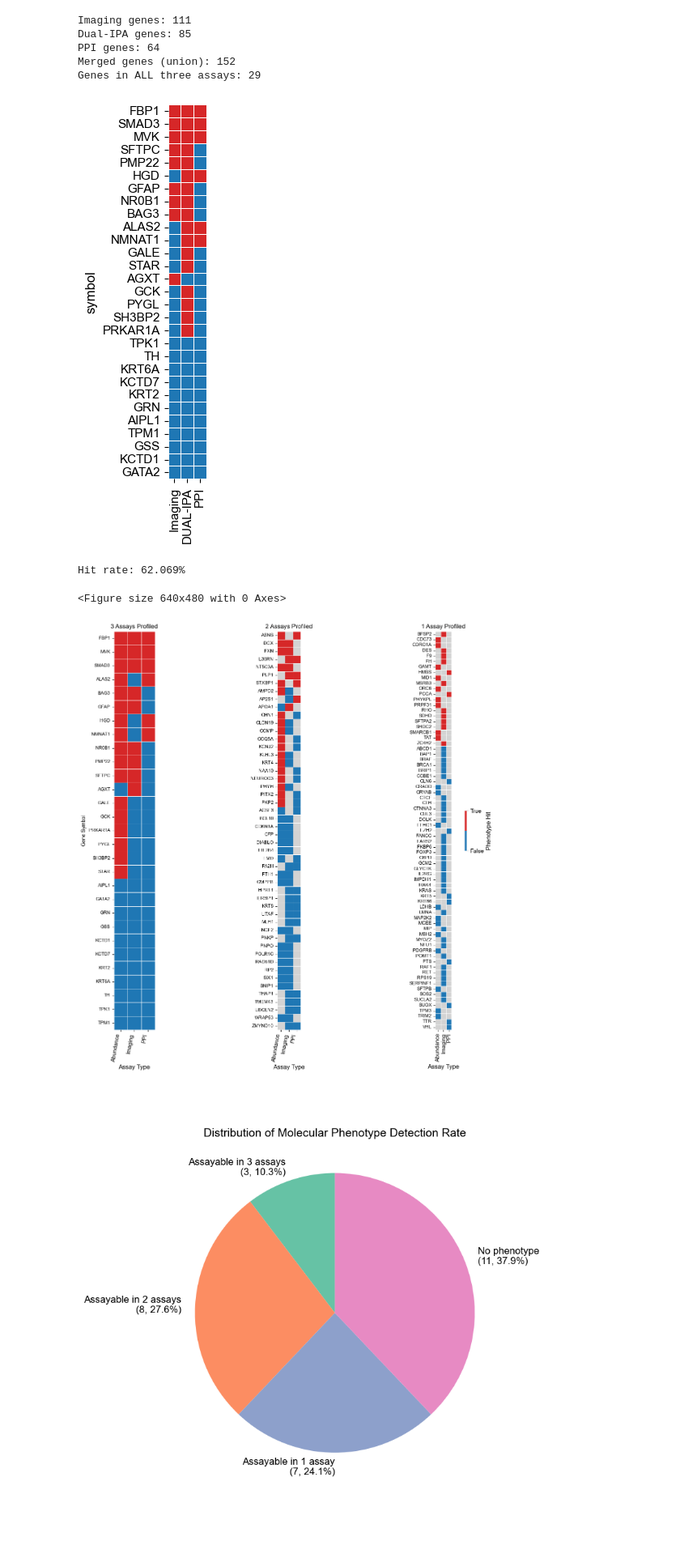
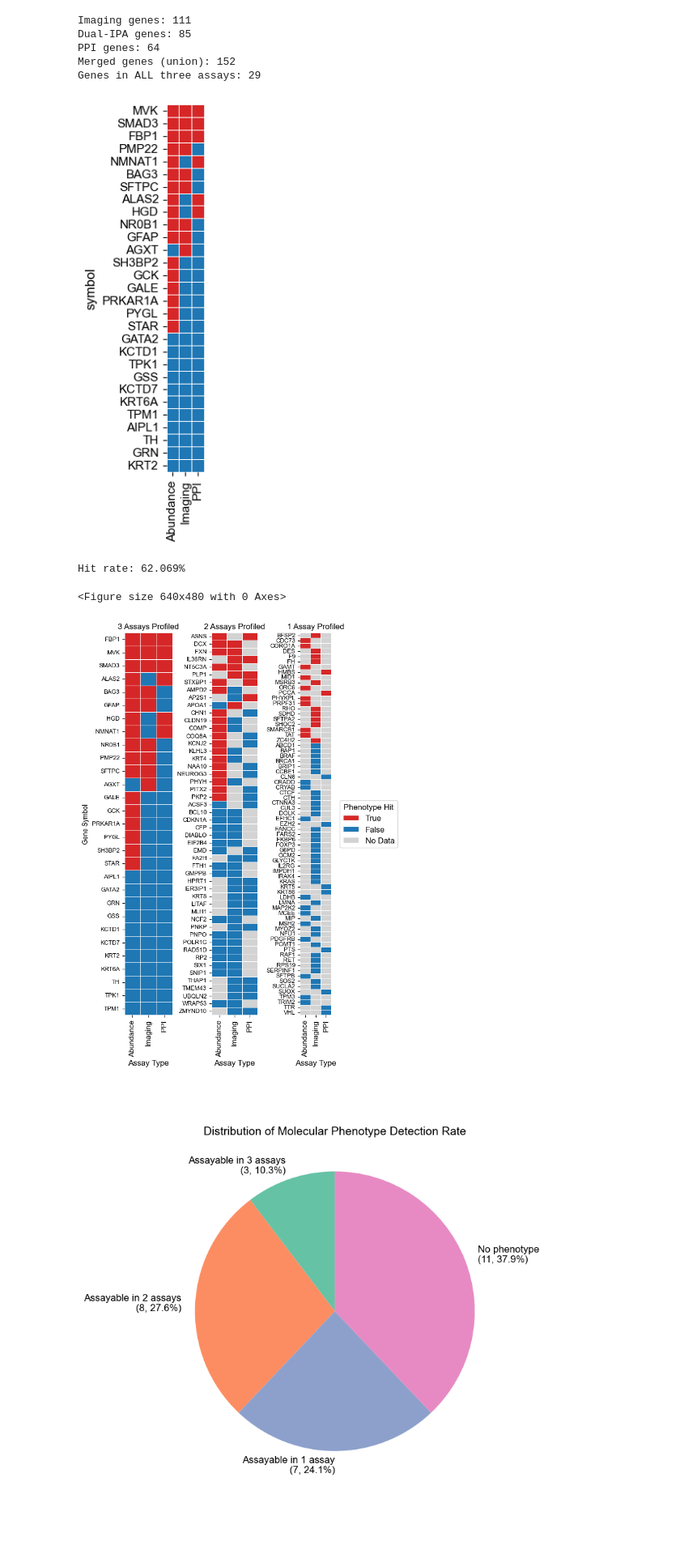
Before and after one commit to broadinstitute/2025_laval_submitted, a Jupyter notebook: 3_integrated_assay_results/2_analysis/0_all_assays_summary.ipynb, the cells around one changed output. Shown at 81% size. Cells and saved outputs as stored; diff of their text form; code cells hidden in the pictures.

```diff
--- a/3_integrated_assay_results/2_analysis/0_all_assays_summary.ipynb
+++ b/3_integrated_assay_results/2_analysis/0_all_assays_summary.ipynb
@@ -1060,10 +1060,10 @@ Genes in ALL three assays: 29
 overlapped_genes = list(set(imaging_gene.index).intersection(set(dual_ipa_gene.index)).intersection(set(ppi_gene.index)))
 
 # Prepare data for heatmap - handle NaN values properly
-heatmap_data = merged_genes_any_path.loc[overlapped_genes,["Passes_Threshold_imaging", "Passes_Threshold_dualipa", "Passes_Threshold"]].rename(
+heatmap_data = merged_genes_any_path.loc[overlapped_genes,["Passes_Threshold_dualipa", "Passes_Threshold_imaging", "Passes_Threshold"]].rename(
     {
+        "Passes_Threshold_dualipa": "Abundance",
         "Passes_Threshold_imaging": "Imaging",
-        "Passes_Threshold_dualipa": "DUAL-IPA",
         "Passes_Threshold": "PPI"
     }, axis=1
 ).copy()
@@ -1104,7 +1104,7 @@ plt.show()
 hit_rate = heatmap_data_filled.loc[heatmap_data_filled.sum(axis=1) > 0,:].shape[0] / heatmap_data_filled.shape[0]
 print(f"Hit rate: {hit_rate*100:.3f}%")
 # %% [output]
-[figure, old version]
+[figure, new version]
 Hit rate: 62.069%
 # %%
 # # Prepare data for heatmap - handle NaN values properly
@@ -1246,9 +1246,22 @@ genes_panel3 = merged_genes_any_path[merged_genes_any_path["non_null_count"]==1]
 
 # Use gridspec for better control over spacing
 from matplotlib.gridspec import GridSpec
-fig = plt.figure(figsize=(20, 14))
-gs = GridSpec(1, 3, width_ratios=[1, 1, .65], wspace=-.7)  # Extra width for panel 3 colorbar
-axes = [fig.add_subplot(gs[0, i]) for i in range(3)]
+# Calculate proportional widths based on gene counts
+n1, n2, n3 = len(genes_panel1), len(genes_panel2), len(genes_panel3)
+total = n1 + n2 + n3
+
+fig = plt.figure(figsize=(10, 10))
+# gs = GridSpec(1, 3,
+#               width_ratios=[n1/total, n2/total, n3/total],  # Proportional to gene count
+#               wspace=0.3)  # Positive value for consistent spacing
+# [left, bottom, width, height] in figure coordinates
+# axes = [fig.add_subplot(gs[0, i]) for i in range(3)]
+
+ax1 = fig.add_axes([0.06, 0.1, 0.1, 0.8])   # Panel 1
+ax2 = fig.add_axes([0.18, 0.1, 0.22, 0.8])   # Panel 2 (gap = 0.02)
+ax3 = fig.add_axes([0.26, 0.1, 0.40, 0.8])   # Panel 3 (gap = 0.07)
+axes = [ax1, ax2, ax3]
+
 
 # Panel 1: First ~50 genes
 if len(genes_panel1) > 0:
@@ -1257,7 +1270,7 @@ if len(genes_panel1) > 0:
     sns.heatmap(panel1_data,
                 mask=panel1_mask,
                 cmap=custom_cmap,
-                square=True,
+                # square=True,
                 cbar=False,
                 linewidths=0.5,
                 linecolor='white',
@@ -1269,7 +1282,8 @@ if len(genes_panel1) > 0:
     axes[0].set_xlabel('Assay Type')
     axes[0].set_title(f'3 Assays Profiled')
     axes[0].tick_params(axis='y', labelsize=9)
-    axes[0].set_xticklabels(axes[0].get_xticklabels(), rotation=80, ha="right")
+    axes[0].set_xticklabels(axes[0].get_xticklabels(), rotation=90) #, ha="right"
+    # axes[0].set_aspect(0.5)
 
 # Panel 2: Next ~50 genes
 if len(genes_panel2) > 0:
@@ -1279,7 +1293,7 @@ if len(genes_panel2) > 0:
     sns.heatmap(panel2_data,
                 mask=panel2_mask,
                 cmap=custom_cmap,
-                square=True,
+                # square=True,
                 cbar=False,
                 linewidths=0.5,
                 linecolor='white',
@@ -1291,42 +1305,59 @@ if len(genes_panel2) > 0:
     axes[1].set_xlabel('Assay Type')
     axes[1].set_title(f'2 Assays Profiled')
     axes[1].tick_params(axis='y', labelsize=9)
-    axes[1].set_xticklabels(axes[1].get_xticklabels(), rotation=80, ha="right")
+    axes[1].set_xticklabels(axes[1].get_xticklabels(), rotation=90) #, ha="right"
+    axes[1].set_aspect(0.5)
 else:
     axes[1].set_visible(False)
 
 # Panel 3: Remaining genes
 if len(genes_panel3) > 0:
     panel3_data = heatmap_data_filled.loc[genes_panel3,]
     panel3_mask = mask.loc[genes_panel3,]
 
     sns.heatmap(panel3_data,
                 mask=panel3_mask,
                 cmap=custom_cmap,
-                square=True,
-                # cbar=False,
-                cbar_kws={'ticks': [0, 1], 'label': 'Phenotype Hit', 'shrink': 0.1, 'format':
-                FixedFormatter(['False', 'True'])},
+                # square=True,
+                cbar=False,
+                # cbar_kws={'ticks': [0, 1], 'label': 'Phenotype Hit', 'shrink': 0.1, 'format':
+                # FixedFormatter(['False', 'True'])},
                 linewidths=0.5,
                 linecolor='white',
                 ax=axes[2],
                 yticklabels=True,
                 vmin=0, vmax=1
                 )
     axes[2].set_ylabel('')
     axes[2].set_xlabel('Assay Type')
     axes[2].set_title(f'1 Assay Profiled')
     axes[2].tick_params(axis='y', labelsize=9)
-    axes[2].set_xticklabels(axes[2].get_xticklabels(), rotation=90, ha="center")
+    axes[2].set_xticklabels(axes[2].get_xticklabels(), rotation=90) #, ha="center"
+    axes[2].set_aspect(0.5)
 else:
     axes[2].set_visible(False)
 
+# Manual colorbar as legend
+legend_elements = [
+    Patch(facecolor='#d62728', edgecolor='white', label='True'),
+    Patch(facecolor='#1f77b4', edgecolor='white', label='False'),
+    Patch(facecolor='lightgrey', edgecolor='white', label='No Data')
+]
+
+# Position legend on right side
+fig.legend(
+    handles=legend_elements,
+    loc='center right',
+    title='Phenotype Hit',
+    frameon=True,
+    bbox_to_anchor=(0.64, 0.5)
+)
 # plt.suptitle('Gene Performance Across Assays (Sorted by Total Passes)\n(Red=Pass, Blue=Fail, Grey=No Data)', y=0.95)
 plt.show()
 # merged_genes
 # %% [output]
 <Figure size 640x480 with 0 Axes>
-[figure, old version]
+[figure, new version]
 # %%
 # Create pie chart for ClinVar annotation categories
 merged_genes_any_path_pl = pl.DataFrame(merged_genes_any_path).with_columns(
```
Also changed, not shown: parts of 4 cells of this notebook, 8 other files.
